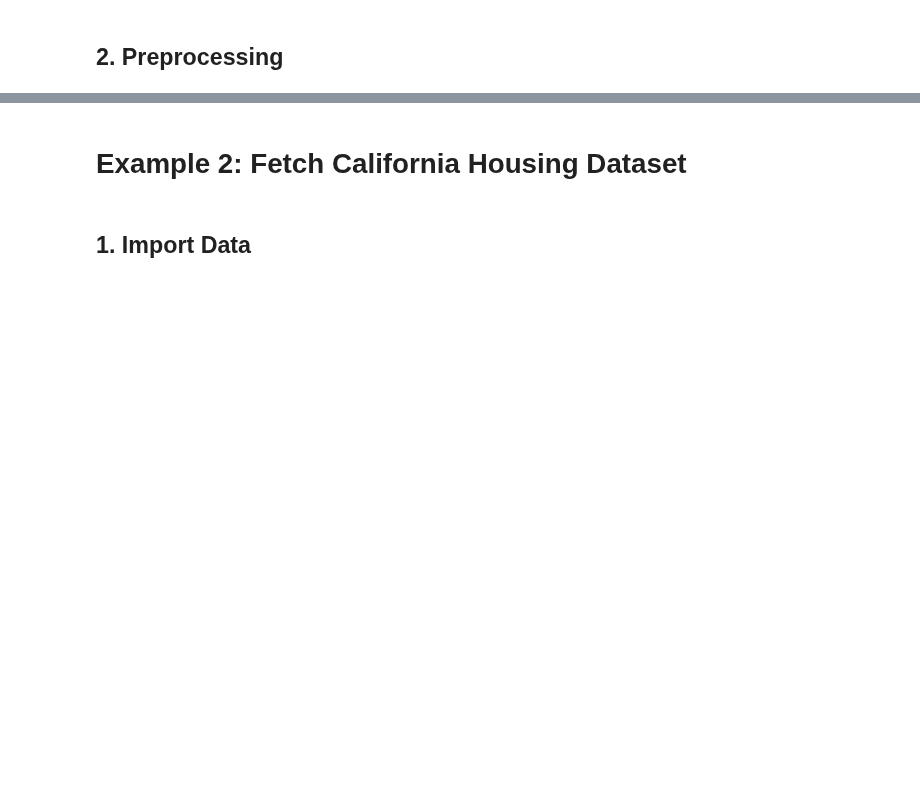
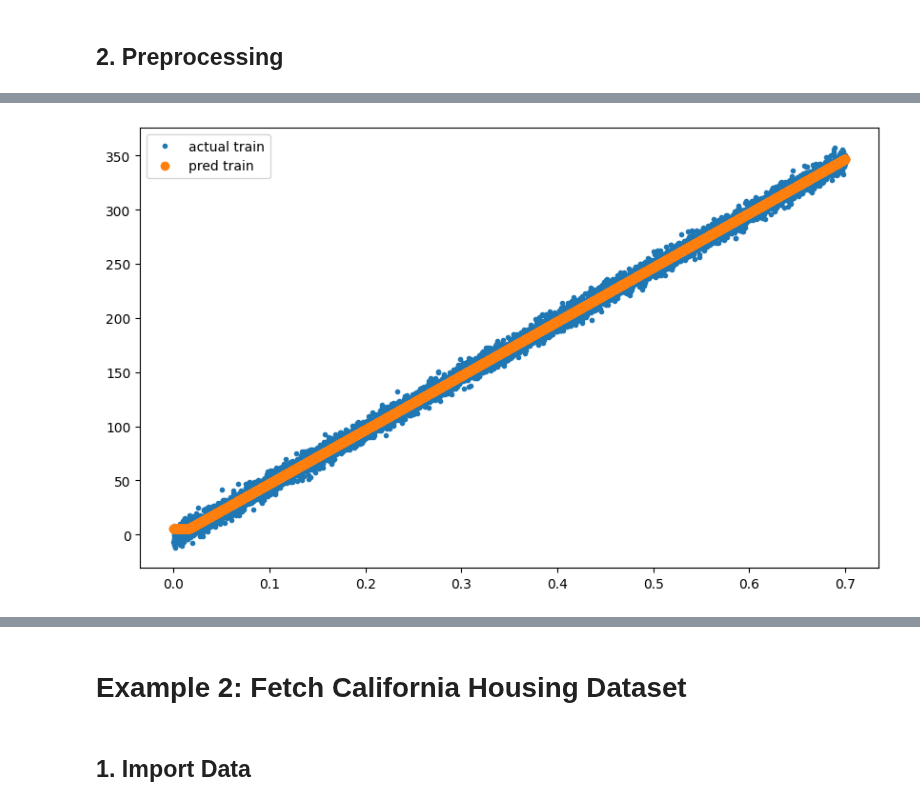
Before and after one commit to NickOLeeney/neural-network-from-scratch, a Jupyter notebook: examples/regression.ipynb, the cells around one changed output, grey strips where cells are left out. Saved outputs shown, nothing was run; the diff lists cells and outputs as text; code cells hidden in the pictures; blank space fills up the shorter version.

```diff
--- a/examples/regression.ipynb
+++ b/examples/regression.ipynb
@@ -78,2 +68,9 @@ RMSE: 42.52302847730902
+# %%
+plt.figure(figsize=(10,6))
+plt.plot(train_x, train_y, '.', label='actual train')
+plt.plot(train_x, pred_train.reshape(-1,1), 'o', label='pred train')
+plt.legend();
+# %% [output]
+[figure, added]
 # %%
 plt.figure(figsize=(10,6))
```
Also changed, not shown: parts of 22 cells of this notebook.
